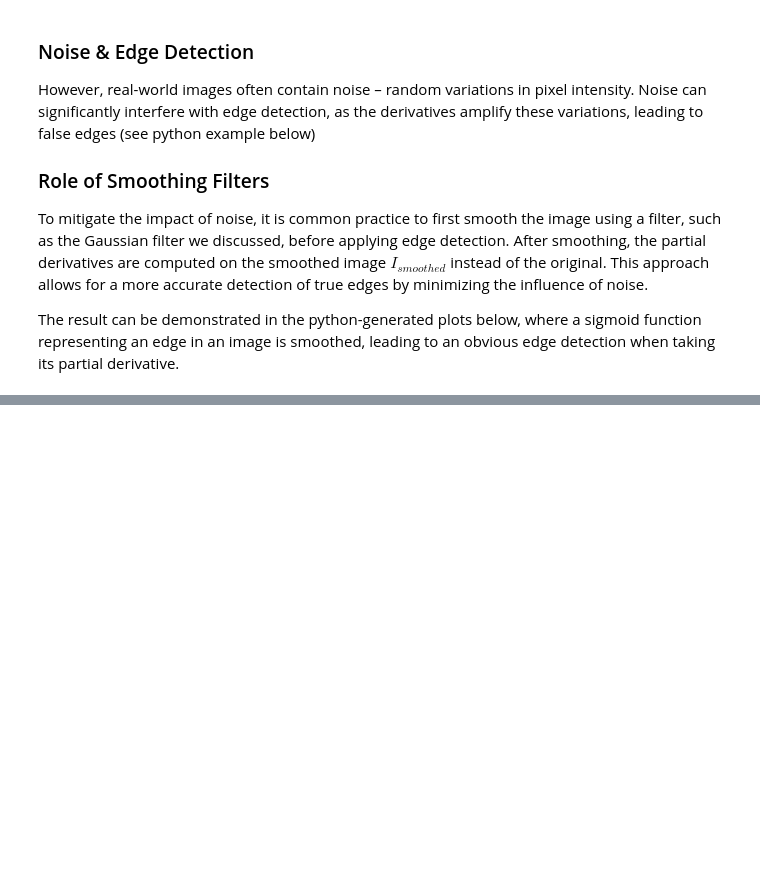
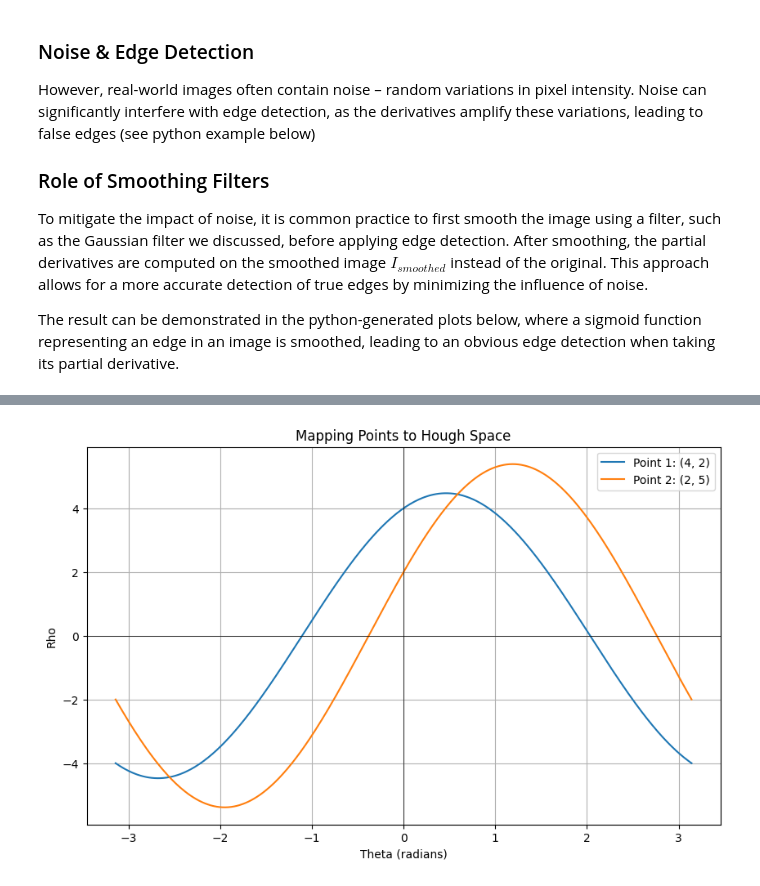
Before and after one commit to Yehuda-Bergstein/BSA-2023, a Jupyter notebook: week-4/BSA-Exercise-4.ipynb, the cells around one changed output, grey strips where cells are left out. Drawn from its saved outputs; the diff is of its cells as text; code cells hidden in the pictures; blank space fills up the shorter version.

```diff
--- a/week-4/BSA-Exercise-4.ipynb
+++ b/week-4/BSA-Exercise-4.ipynb
@@ -270,0 +358,29 @@ plt.show()
+# %%
+import numpy as np
+import matplotlib.pyplot as plt
+
+# Define two points in image space
+point1 = (4, 2)  # (x1, y1)
+point2 = (2, 5)  # (x2, y2)
+
+# Generate theta values
+theta = np.linspace(-np.pi, np.pi, 400)
+
+# Hough Transform equations for the two points
+rho1 = point1[0] * np.cos(theta) + point1[1] * np.sin(theta)
+rho2 = point2[0] * np.cos(theta) + point2[1] * np.sin(theta)
+
+# Plotting
+plt.figure(figsize=(10, 6))
+plt.plot(theta, rho1, label=f'Point 1: {point1}')
+plt.plot(theta, rho2, label=f'Point 2: {point2}')
+plt.xlabel('Theta (radians)')
+plt.ylabel('Rho')
+plt.title('Mapping Points to Hough Space')
+plt.axhline(y=0, color='black',linewidth=0.5)
+plt.axvline(x=0, color='black',linewidth=0.5)
+plt.grid(True)
+plt.legend()
+plt.show()
+# %% [output]
+[figure, added]
```
Also changed, not shown: parts of 8 cells of this notebook.
